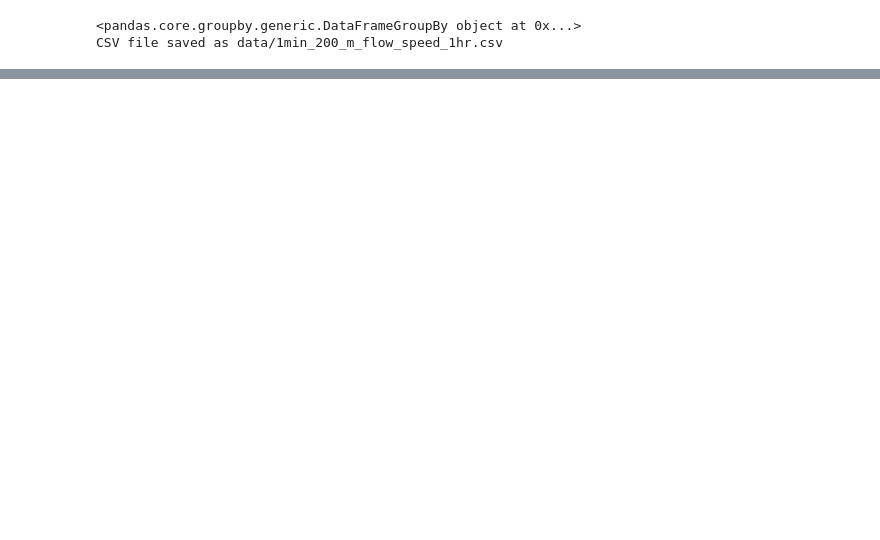
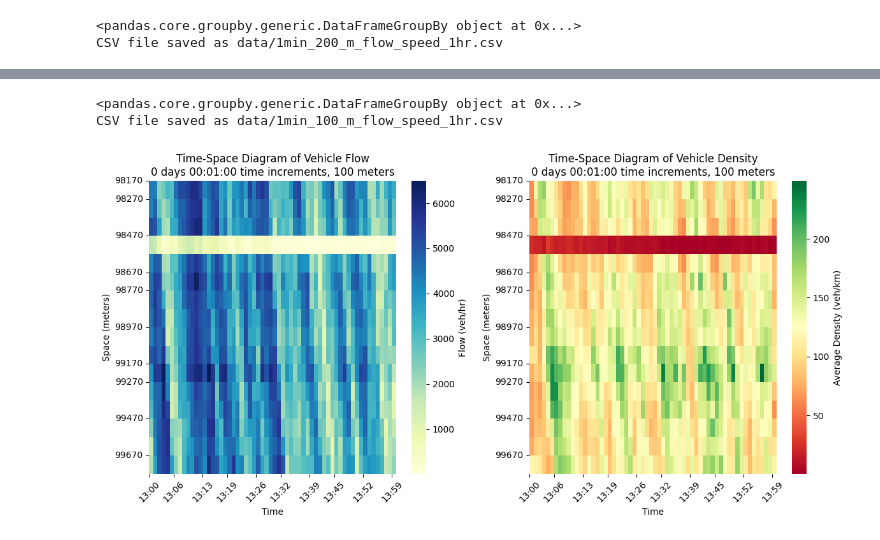
Before and after one commit to woxsao/macroscopic-sim-calibration, a Jupyter notebook: FlowSpeed.ipynb, the cells around one changed output, grey strips where cells are left out. Saved outputs shown, nothing was run; the diff lists cells and outputs as text; code cells hidden in the pictures; blank space fills up the shorter version.

```diff
--- a/FlowSpeed.ipynb
+++ b/FlowSpeed.ipynb
@@ -306,0 +321,9 @@ plot_matrices(flow_1min_200m_1hr, density_1min_200m_1hr, pd.Timedelta(minutes=1)
+# %%
+flow_1min_100m_1hr, density_1min_100m_1hr = get_flow_density_matrix(westbound_trajectories_1_hr_df, time_interval = pd.Timedelta(minutes=1), space_interval = 100, output_filename="1min_100_m_flow_speed_1hr.csv")
+# %% [output]
+<pandas.core.groupby.generic.DataFrameGroupBy object at 0x...>
+CSV file saved as data/1min_100_m_flow_speed_1hr.csv
+# %%
+plot_matrices(flow_1min_100m_1hr, density_1min_100m_1hr, pd.Timedelta(minutes=1), 100,  t_min, t_max, x_min, x_max)
+# %% [output]
+[figure, added]
```
Also changed, not shown: parts of 8 cells of this notebook, 1 other file.
